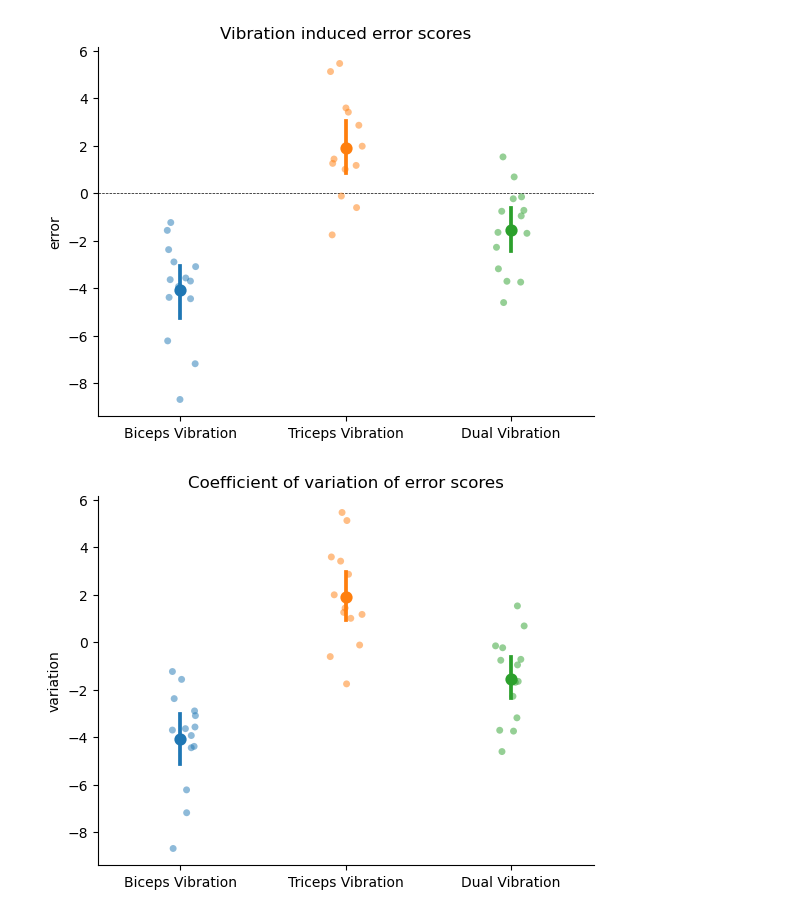
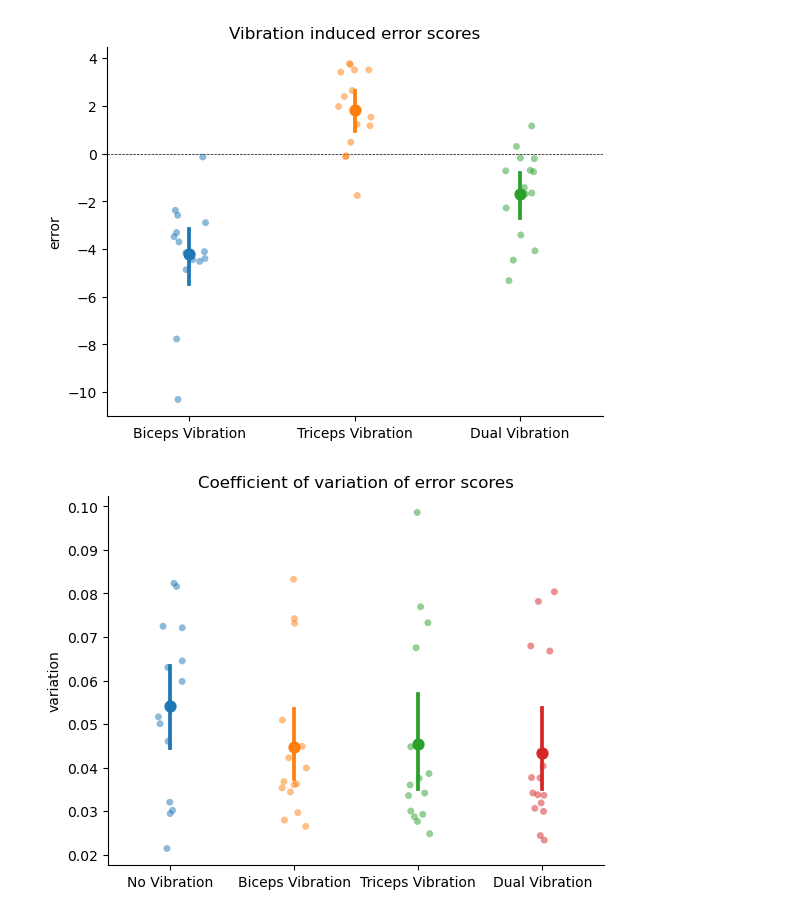
Before and after one commit to GreggEschelmuller/elbow-vibration-targeting, a Jupyter notebook: scripts/analysis_group.ipynb, the cells around one changed output. Saved outputs shown, nothing was run; the diff lists cells and outputs as text; code cells hidden in the pictures.

```diff
--- a/scripts/analysis_group.ipynb
+++ b/scripts/analysis_group.ipynb
@@ -25,34 +25,39 @@ DV_var = []
 
 participant = []
 
+trials_removed = []
 
 # Assuming file names are in the format 'participant1.csv', 'participant2.csv', etc.
 # Adjust the range as per the number of participants
-for i in range(1, 15):  # Change 9 to a higher number if you have more participants
+for i in range(1, 16):  # Change 9 to a higher number if you have more participants
     file_name = f'../data/p{i}/p{i}_main.csv'  # Constructs the file name
     df = pd.read_csv(file_name)  # Reads the file into a DataFrame
     df['participant'] = i  # Adds the participant number
     df = df.drop('block', axis=1)  # Drops the column you don't need
+
+    participant.append(i)
+    len1 = len(df)
+    df = df[(df["move_times"] > 0.4) & (df['mean_velocity'] > 20)]
+    trials_removed.append(len1 - len(df))
     frames.append(df)  # Appends the DataFrame to the list
-    participant.append(i)
     NV_error.append(df[(df["terminal_feedback"] == 0) & (df['vibration'] == 0)]['error'].mean())
     BV_error.append(df[(df["terminal_feedback"] == 0) & (df['vibration'] == 3)]['error'].mean())
     TV_error.append(df[(df["terminal_feedback"] == 0) & (df['vibration'] == 2)]['error'].mean())
     DV_error.append(df[(df["terminal_feedback"] == 0) & (df['vibration'] == 1)]['error'].mean())
 
-    NV_var.append(variation(df[(df["terminal_feedback"] == 0) & (df['vibration'] == 0)]['error']))
-    BV_var.append(variation(df[(df["terminal_feedback"] == 0) & (df['vibration'] == 3)]['error']))
-    TV_var.append(variation(df[(df["terminal_feedback"] == 0) & (df['vibration'] == 2)]['error']))
-    DV_var.append(variation(df[(df["terminal_feedback"] == 0) & (df['vibration'] == 1)]['error']))
+    NV_var.append(variation(df[(df["terminal_feedback"] == 0) & (df['vibration'] == 0)]['elbow_end_deg']))
+    BV_var.append(variation(df[(df["terminal_feedback"] == 0) & (df['vibration'] == 3)]['elbow_end_deg']))
+    TV_var.append(variation(df[(df["terminal_feedback"] == 0) & (df['vibration'] == 2)]['elbow_end_deg']))
+    DV_var.append(variation(df[(df["terminal_feedback"] == 0) & (df['vibration'] == 1)]['elbow_end_deg']))
 
 # Concatenate all data frames
 combined_df = pd.concat(frames, ignore_index=True)
 
 data_error = pd.DataFrame({'participant': participant, 'NV': NV_error, 'BV': BV_error, 'TV': TV_error, 'DV': DV_error})
-data_error.to_csv('../error_data.csv', index=False)
+data_error.to_csv('../results/error_data.csv', index=False)
 
-std_error = pd.DataFrame({'participant': participant, 'NV': NV_var, 'BV': BV_var, 'TV': TV_var, 'DV': DV_var})
-std_error.to_csv('../std_data.csv', index=False)
+var_df = pd.DataFrame({'participant': participant, 'NV': NV_var, 'BV': BV_var, 'TV': TV_var, 'DV': DV_var})
+var_df.to_csv('../results/var_data.csv', index=False)
 
 NV_error = np.array(NV_error)
 BV_error = np.array(BV_error)
@@ -67,6 +72,7 @@ error_df = pd.DataFrame({'participant': participant, 'BV': BV_error, 'TV': TV_er
 long_df = pd.melt(error_df, id_vars=['participant'],
                   var_name='vibration', value_name='error')
 
-var_df = pd.DataFrame({'participant': participant, 'BV': BV_var, 'TV': TV_var, 'DV': DV_var})
-var_long_df = pd.melt(error_df, id_vars=['participant'],
+# var_df = pd.DataFrame({'participant': participant, 'BV': BV_var, 'TV': TV_var, 'DV': DV_var})
+var_long_df = pd.melt(var_df, id_vars=['participant'],
                   var_name='vibration', value_name='variation')
+print(trials_removed)
@@ -81,15 +104,15 @@ ax.axhline(0, color='black', linewidth=0.5, linestyle='--')
 ax.set_title("Vibration induced error scores")
 fig.savefig('../results/error_plot.png', dpi=1200)
 # %% [output]
-[figure, old version]
+[figure, new version]
 # %%
 fig, ax = plt.subplots()
 sns.stripplot(x='vibration', y='variation', data=var_long_df, ax=ax, hue="vibration", alpha = 0.5)
 sns.pointplot(x='vibration', y='variation', data=var_long_df, ax=ax, hue="vibration")
 ax.legend_.remove()
 ax.set_xlabel('')
-ax.set_xticklabels(['Biceps Vibration', 'Triceps Vibration', 'Dual Vibration'])
-ax.set_title("Coefficient of variation of error scores")
+ax.set_xticklabels(['No Vibration', 'Biceps Vibration', 'Triceps Vibration', 'Dual Vibration'])
+ax.set_title("Coefficient of variation of end points")
 fig.savefig('../results/std_plot.png', dpi=1200)
 # %% [output]
-[figure, old version]
+[figure, new version]
```
Also changed, not shown: parts of 3 cells of this notebook, 5 other files.
